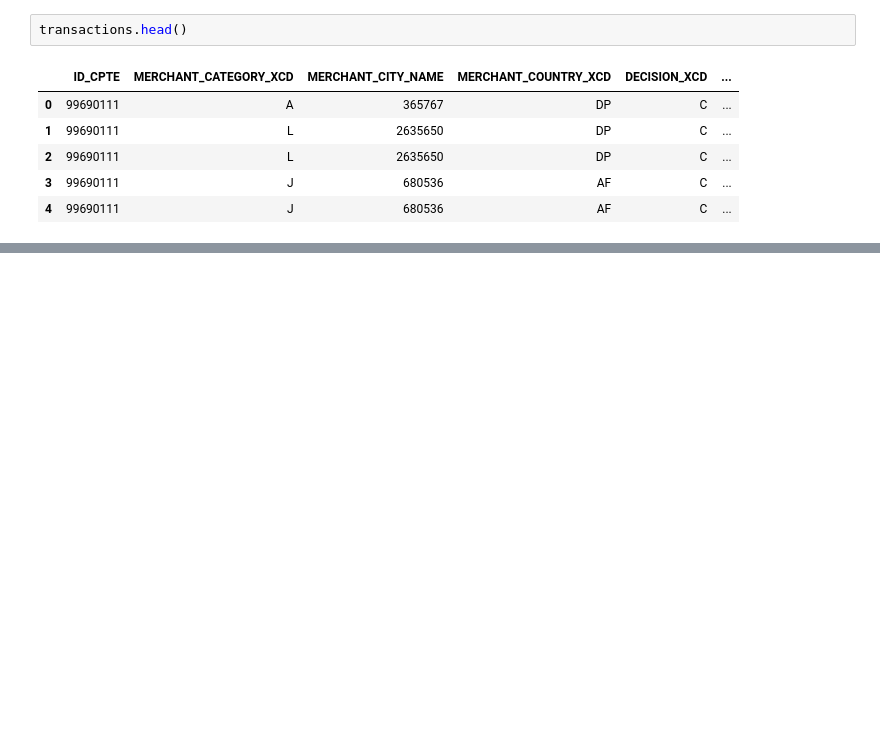
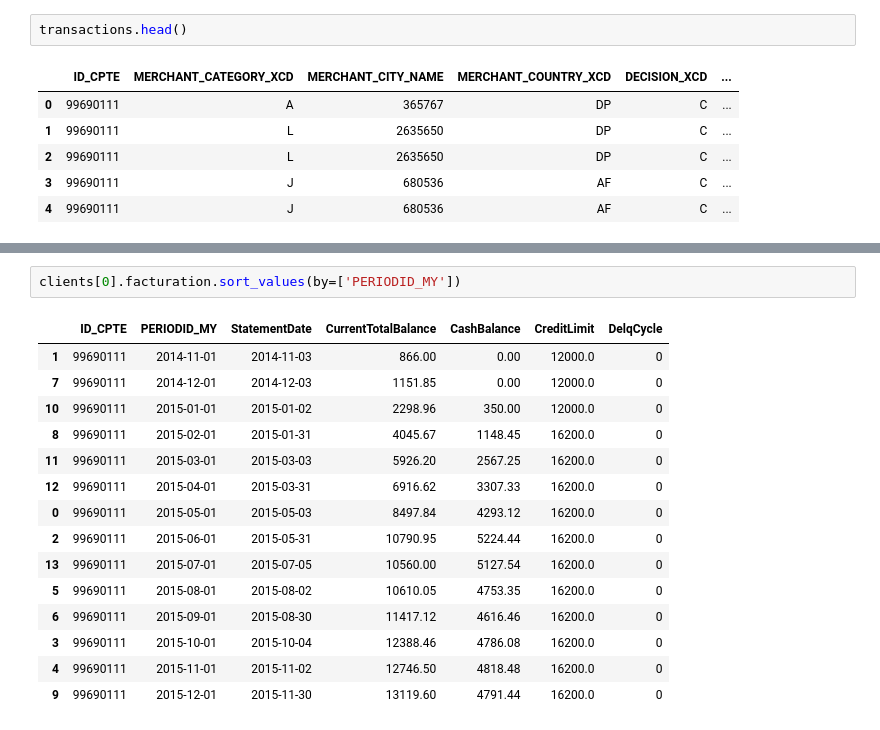
Before and after one commit to larryshamalama/DataCup18, a Jupyter notebook: train/Data Cleaning.ipynb, the cells around one changed output, grey strips where cells are left out. Cells and saved outputs as stored; diff of their text form; blank space fills up the shorter version.

Commit message:
able to sort DataFrame values

```diff
--- a/train/Data Cleaning.ipynb
+++ b/train/Data Cleaning.ipynb
@@ -74,0 +127,18 @@ def get_info(*dfs):
+# %%
+clients[0].facturation.sort_values(by=['PERIODID_MY'])
+# %% [output]
+|  | ID_CPTE | PERIODID_MY | StatementDate | CurrentTotalBalance | CashBalance | CreditLimit | DelqCycle |
+| 1 | 99690111 | 2014-11-01 | 2014-11-03 | 866.00 | 0.00 | 12000.0 | 0 |
+| 7 | 99690111 | 2014-12-01 | 2014-12-03 | 1151.85 | 0.00 | 12000.0 | 0 |
+| 10 | 99690111 | 2015-01-01 | 2015-01-02 | 2298.96 | 350.00 | 12000.0 | 0 |
+| 8 | 99690111 | 2015-02-01 | 2015-01-31 | 4045.67 | 1148.45 | 16200.0 | 0 |
+| 11 | 99690111 | 2015-03-01 | 2015-03-03 | 5926.20 | 2567.25 | 16200.0 | 0 |
+| 12 | 99690111 | 2015-04-01 | 2015-03-31 | 6916.62 | 3307.33 | 16200.0 | 0 |
+| 0 | 99690111 | 2015-05-01 | 2015-05-03 | 8497.84 | 4293.12 | 16200.0 | 0 |
+| 2 | 99690111 | 2015-06-01 | 2015-05-31 | 10790.95 | 5224.44 | 16200.0 | 0 |
+| 13 | 99690111 | 2015-07-01 | 2015-07-05 | 10560.00 | 5127.54 | 16200.0 | 0 |
+| 5 | 99690111 | 2015-08-01 | 2015-08-02 | 10610.05 | 4753.35 | 16200.0 | 0 |
+| 6 | 99690111 | 2015-09-01 | 2015-08-30 | 11417.12 | 4616.46 | 16200.0 | 0 |
+| 3 | 99690111 | 2015-10-01 | 2015-10-04 | 12388.46 | 4786.08 | 16200.0 | 0 |
+| 4 | 99690111 | 2015-11-01 | 2015-11-02 | 12746.50 | 4818.48 | 16200.0 | 0 |
+| 9 | 99690111 | 2015-12-01 | 2015-11-30 | 13119.60 | 4791.44 | 16200.0 | 0 |
```
Also changed, not shown: parts of 22 cells of this notebook, 1 other file.
